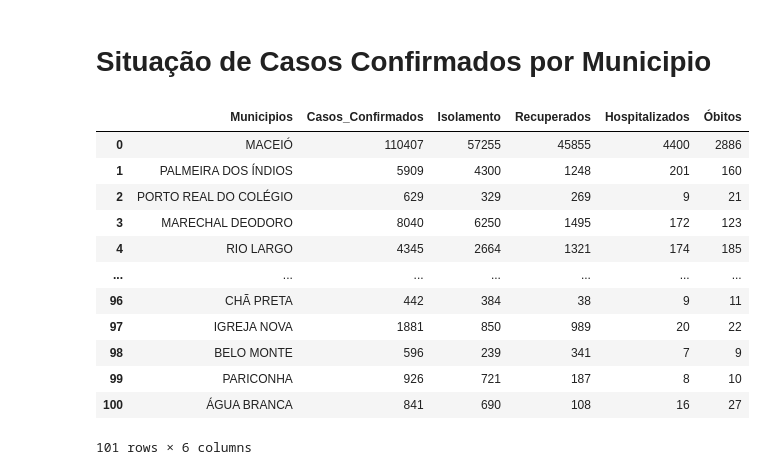
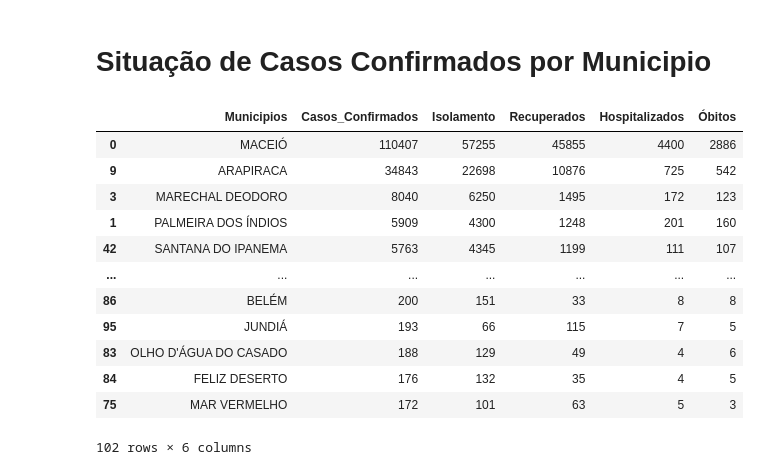
Before and after one commit to Jose-Bruno/Visualiza-oComputacional, a Jupyter notebook: José_Bruno_da_Silva_Santos_Visualização_Computacional.ipynb, the cells around one changed output. Saved outputs shown, nothing was run; the diff lists cells and outputs as text; code cells hidden in the pictures.

```diff
--- a/José_Bruno_da_Silva_Santos_Visualização_Computacional.ipynb
+++ b/José_Bruno_da_Silva_Santos_Visualização_Computacional.ipynb
@@ -173,23 +173,23 @@ for x in municipios_df:
 # %%
 situacao = pd.DataFrame(municipios, columns = ['Municipios'])
 
 situacao = situacao.assign(Casos_Confirmados  = c_confirmados)
 situacao = situacao.assign(Isolamento = n_isolamento)
 situacao = situacao.assign(Recuperados = n_recuperados)
 situacao = situacao.assign(Hospitalizados = n_hospitalizados)
-situacao = situação.assign(Óbitos = n_obitos)
-situacao.head(101)
+situacao = situacao.assign(Óbitos = n_obitos)
+situacao.sort_values(by=['Casos_Confirmados'], ascending=False)
 # %% [output]
 |  | Municipios | Casos_Confirmados | Isolamento | Recuperados | Hospitalizados | Óbitos |
 | 0 | MACEIÓ | 110407 | 57255 | 45855 | 4400 | 2886 |
+| 9 | ARAPIRACA | 34843 | 22698 | 10876 | 725 | 542 |
+| 3 | MARECHAL DEODORO | 8040 | 6250 | 1495 | 172 | 123 |
 | 1 | PALMEIRA DOS ÍNDIOS | 5909 | 4300 | 1248 | 201 | 160 |
-| 2 | PORTO REAL DO COLÉGIO | 629 | 329 | 269 | 9 | 21 |
-| 3 | MARECHAL DEODORO | 8040 | 6250 | 1495 | 172 | 123 |
-| 4 | RIO LARGO | 4345 | 2664 | 1321 | 174 | 185 |
+| 42 | SANTANA DO IPANEMA | 5763 | 4345 | 1199 | 111 | 107 |
 | ... | ... | ... | ... | ... | ... | ... |
-| 96 | CHÃ PRETA | 442 | 384 | 38 | 9 | 11 |
-| 97 | IGREJA NOVA | 1881 | 850 | 989 | 20 | 22 |
-| 98 | BELO MONTE | 596 | 239 | 341 | 7 | 9 |
-| 99 | PARICONHA | 926 | 721 | 187 | 8 | 10 |
-| 100 | ÁGUA BRANCA | 841 | 690 | 108 | 16 | 27 |
+| 86 | BELÉM | 200 | 151 | 33 | 8 | 8 |
+| 95 | JUNDIÁ | 193 | 66 | 115 | 7 | 5 |
+| 83 | OLHO D'ÁGUA DO CASADO | 188 | 129 | 49 | 4 | 6 |
+| 84 | FELIZ DESERTO | 176 | 132 | 35 | 4 | 5 |
+| 75 | MAR VERMELHO | 172 | 101 | 63 | 5 | 3 |
-101 rows × 6 columns
+102 rows × 6 columns
```
